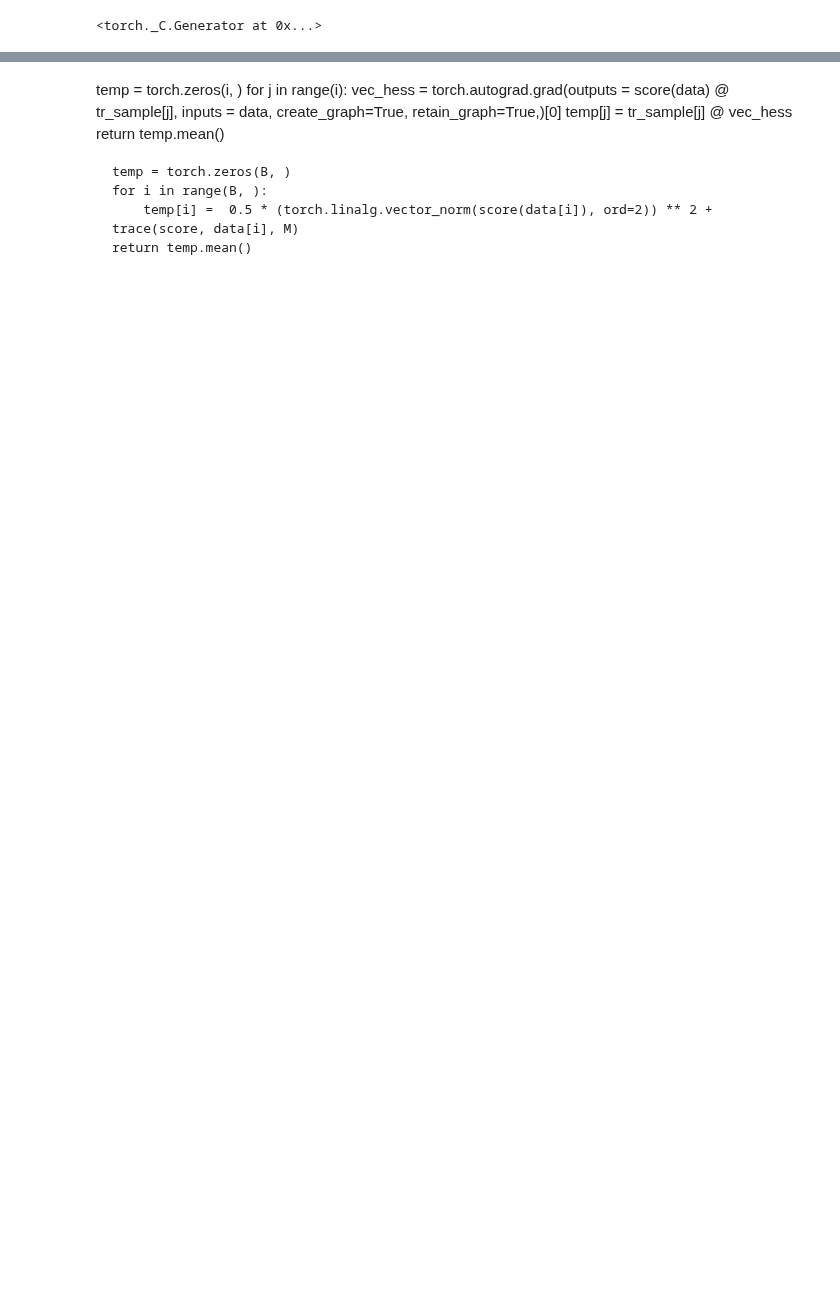
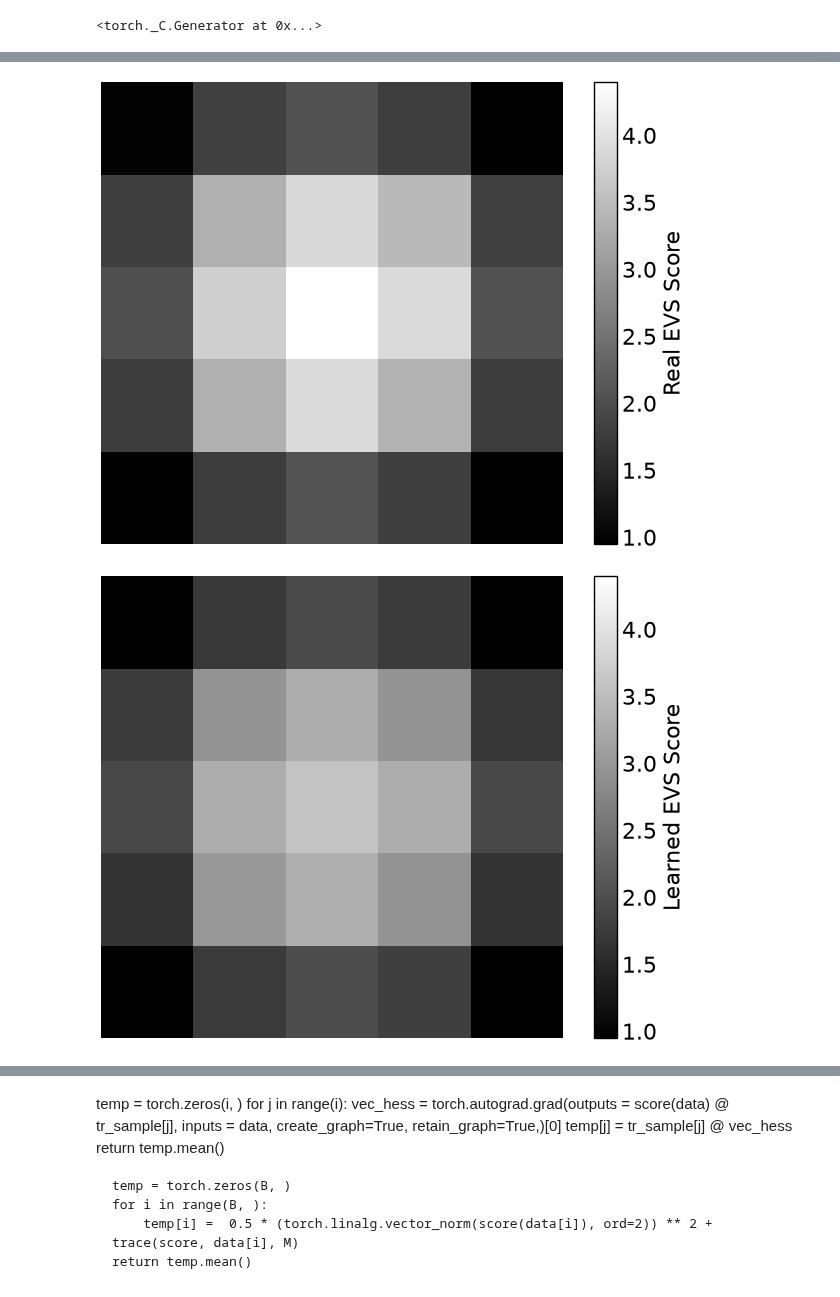
Before and after one commit to Eric-Scope/Sliced-Score-Matching-on-Multivariate-Gaussian-Distribution-Experiment, a Jupyter notebook: Experiment.ipynb, the cells around one changed output, grey strips where cells are left out. Cells and saved outputs as stored; diff of their text form; code cells hidden in the pictures; blank space fills up the shorter version.

```diff
--- a/Experiment.ipynb
+++ b/Experiment.ipynb
@@ -17,13 +17,13 @@ torch.manual_seed(0)
 # %% [output]
 <torch._C.Generator at 0x...>
 # %%
-d = 20
+d = 5
     # Image height and width
 N = 10000
     # Number of samples
-lr = .0008
+lr = .003
     # Learning rate
-steps = 100000
+steps = 4000
     # Number optimization iterations
 M = 1
     # How many random vectors to estimate Hessian trace
@@ -34,8 +34,8 @@ B = 256
 mu = torch.ones(d ** 2,)
 
 var = 2
-L = 3
-eps = .001
+L = 1
+eps = .000
 
 st1 = time.perf_counter()
 def cov_comp(var, L):
@@ -91,6 +91,29 @@ storex = torch.zeros(steps // 100, )
 storey = torch.zeros(steps // 100, )
 
 
+estorex = torch.zeros(steps // 100, )
+estorey = torch.zeros(steps // 100, )
+
+test_set = dist.sample((N,)).requires_grad_()
+
+def rmse(act,learned,x):
+    return (((learned(x) - act(x)) ** 2).mean()) ** 0.5
+    # Sqrt of mean squared error
+        # .mean(): mean along all entries in tensor
+
+
+def rel_rmse(act,learned,x):
+    denom = ((act(x) ** 2).mean()) ** 0.5
+        # Mean of actual squared
+    return (rmse(act,learned,x) / denom) * 100
+        # Used to make sqrt of MSE a unitless percen    tage for easy interpretability
+
+def actual(x):
+    return (torch.linalg.inv(cov) @ (mu - x).T).T
+
+def EVS(x):
+    return (x ** 2).mean(dim=0)
+
 for step in range(steps):
     stl = time.perf_counter()
         # Main training loop
@@ -120,7 +143,7 @@ for step in range(steps):
     # print(f"grad decent calc: {et4-st4}")
     etl = time.perf_counter()
     if step % 100 == 0:
-        print(f"loop time: {etl - stl}")
+        print(f"loop time: {100 * (etl - stl)}")
 
 
 
@@ -129,6 +152,10 @@ for step in range(steps):
         print(f"Step: {step}, Loss: {loss_store}")
         storex[step // 100] = step
         storey[step // 100] = loss_store
+        estorex[step // 100] = step
+        estorey[step // 100] = rel_rmse(actual,score_nn,test_set)
+        print(f"Error (rel-rmse): {rel_rmse(actual,score_nn,test_set)}")
+        print("")
     # if step == 1800:
     #     for param_group in optimizer.param_groups:
     #        param_group["lr"] = 0.00003
@@ -140,37 +167,29 @@ for step in range(steps):
 
 
 
-test_set = dist.sample((N,)).requires_grad_()
-
-def rmse(act,learned,x):
-    return (((learned(x) - act(x)) ** 2).mean()) ** 0.5
-    # Sqrt of mean squared error
-        # .mean(): mean along all entries in tensor
+print(f"Error evaluated on training set (rel-rmse): {rel_rmse(actual,score_nn,samples)}")
 
 
-def rel_rmse(act,learned,x):
-    denom = ((act(x) ** 2).mean()) ** 0.5
-        # Mean of actual squared
-    return (rmse(act,learned,x) / denom) * 100
-        # Used to make sqrt of MSE a unitless percen    tage for easy interpretability
-
-def actual(x):
-    return (torch.linalg.inv(cov) @ (mu - x).T).T
-
-print(f"Error (rel-rmse): {rel_rmse(actual,score_nn,test_set)}")
 
 storex = storex.detach().cpu().numpy()
 storey = storey.detach().cpu().numpy()
 
+
+
+estorex = estorex.detach().cpu().numpy()
+estorey = estorey.detach().cpu().numpy()
+
+
+
 plt.figure()
-plt.imshow(actual(test_set)[0].reshape(d, d).detach().cpu().numpy(), cmap="gray", vmin=0, vmax=1)
-plt.colorbar(label="Real Score")
+plt.imshow(EVS(actual(test_set)).reshape(d, d).detach().cpu().numpy(), cmap="gray", vmin=EVS(actual(test_set)).min().item(), vmax=EVS(actual(test_set)).max().item())
+plt.colorbar(label="Real EVS Score")
 plt.axis("off")
 
 
 plt.figure()
-plt.imshow(score_nn(test_set)[0].reshape(d, d).detach().cpu().numpy(), cmap="gray", vmin=0, vmax=1)
-plt.colorbar(label="Test Score")
+plt.imshow(EVS(score_nn(test_set)).reshape(d, d).detach().cpu().numpy(), cmap="gray", vmin=EVS(actual(test_set)).min().item(), vmax=EVS(actual(test_set)).max().item())
+plt.colorbar(label="Learned EVS Score")
 plt.axis("off")
 
 
@@ -181,4 +200,11 @@ plt.plot(storex, storey, 'o--', color='blue')
 plt.legend(loc='upper right', fontsize=10)
 plt.xlabel('iterations')
 plt.ylabel('loss')
+
+plt.figure()
+plt.title("Error vs. Iterations")
+plt.plot(estorex, estorey, 'o--', color='red')
+plt.legend(loc='upper right', fontsize=10)
+plt.xlabel('iterations')
+plt.ylabel('error')
 # %% [output]
@@ -205,0 +229,2 @@ For debugging consider passing CUDA_LAUNCH_BLOCKING=1
+[figure, added]
+[figure, added]
```
Also changed, not shown: parts of 2 cells of this notebook.
